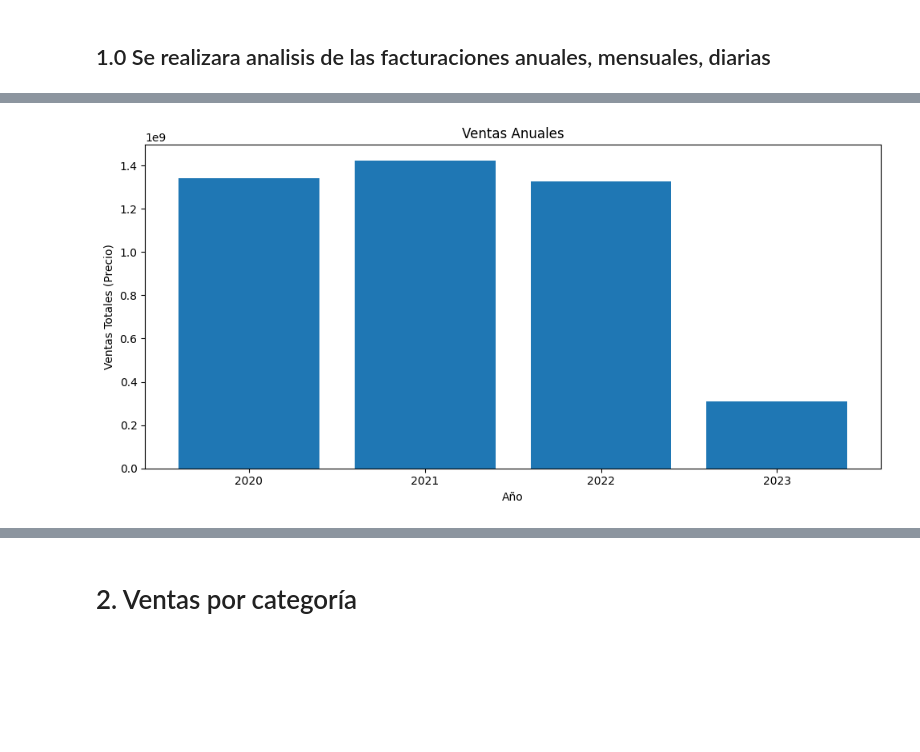
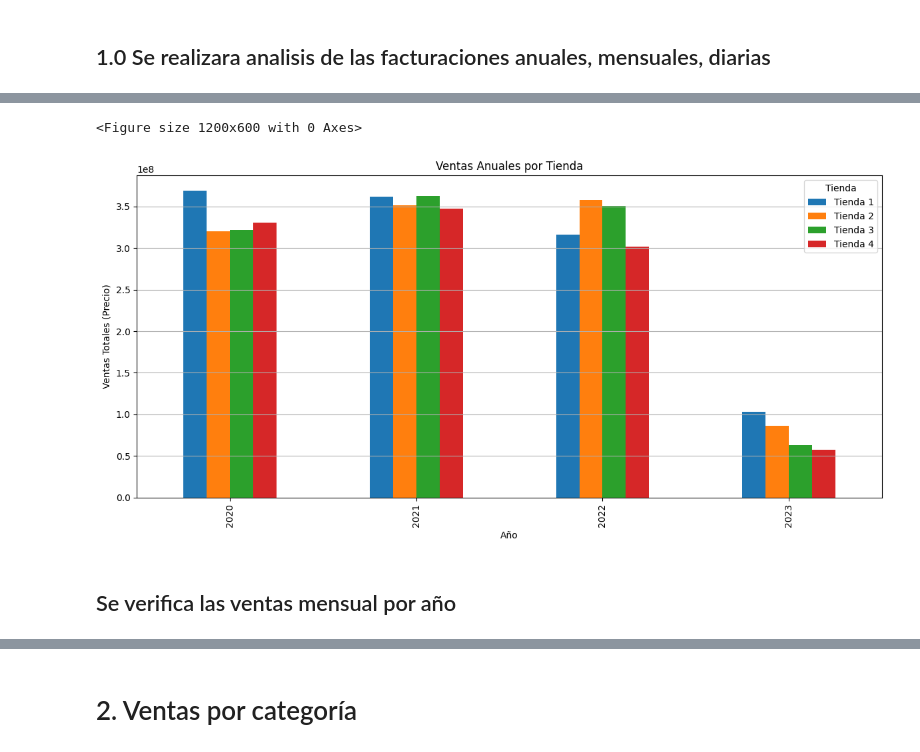
Before and after one commit to PaoloVerCoquimbo/Challenge_1_DataLover_Alura_Oracle_OneG9_08112025, a Jupyter notebook: AluraStoreLatam.ipynb, the cells around one changed output, grey strips where cells are left out. Saved outputs shown, nothing was run; the diff lists cells and outputs as text; code cells hidden in the pictures; blank space fills up the shorter version.

```diff
--- a/AluraStoreLatam.ipynb
+++ b/AluraStoreLatam.ipynb
@@ -461,0 +496,5 @@ ventas_anuales
+# %%
+# Agrupar por Año y Tienda, sumando precios
+ventas_anuales_tienda = maestro_df.groupby(["Año", "Tienda"])["Precio"].sum().reset_index()
+
+ventas_anuales_tienda
@@ -462,16 +519,21 @@ ventas_anuales
 # %%
-import matplotlib.pyplot as plt
 
-plt.figure(figsize=(10,5))
 
-plt.bar(ventas_anuales["Año"], ventas_anuales["Precio"])
+plt.figure(figsize=(12,6))
 
-plt.title("Ventas Anuales")
+# pivot para hacer columnas por tienda
+pivot_data = ventas_anuales_tienda.pivot(index="Año", columns="Tienda", values="Precio")
+
+pivot_data.plot(kind="bar", figsize=(12,6))
+
+plt.title("Ventas Anuales por Tienda")
 plt.xlabel("Año")
 plt.ylabel("Ventas Totales (Precio)")
-
-plt.xticks(ventas_anuales["Año"])
+plt.grid(axis="y")
 plt.tight_layout()
 plt.show()
 # %% [output]
+<Figure size 1200x600 with 0 Axes>
-[figure, old version]
+[figure, new version]
+# %% [markdown]
+## Se verifica las ventas mensual por año
```
Also changed, not shown: parts of 12 cells of this notebook.
